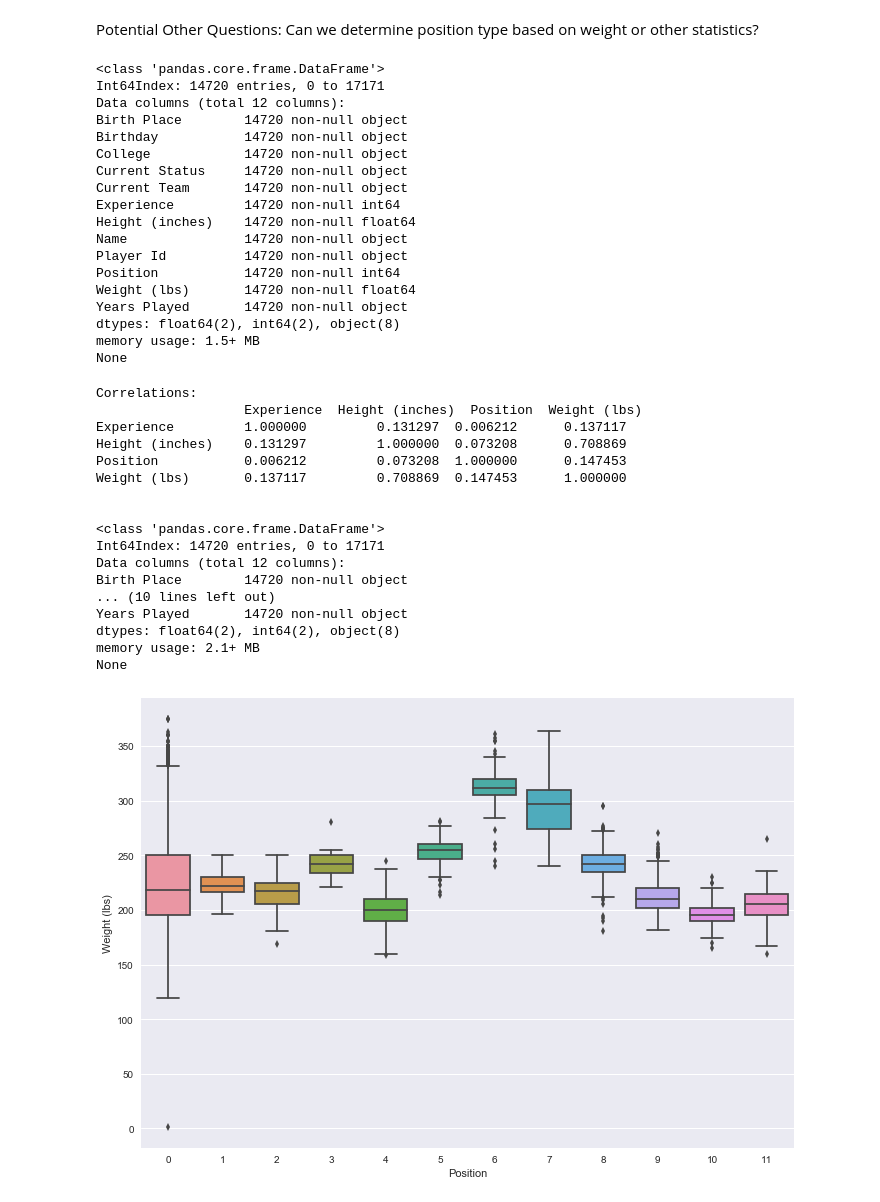
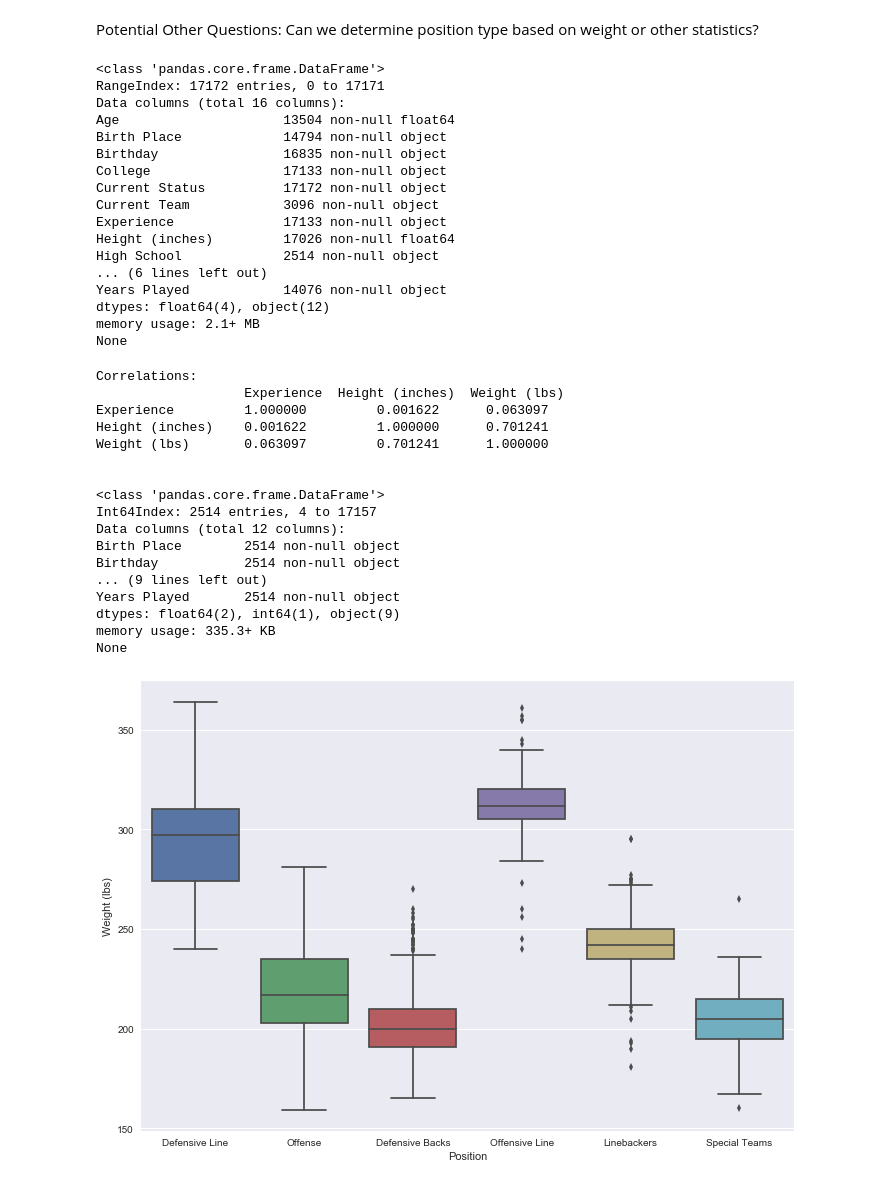
Before and after one commit to spennin5/NFLTalent, a Jupyter notebook: Data Science Term Project.ipynb, the cells around one changed output. Saved outputs shown, nothing was run; the diff lists cells and outputs as text; code cells hidden in the pictures.

Commit message:
Added more plots, added position groups in addition to numerical values for individual positions

```diff
--- a/Data Science Term Project.ipynb
+++ b/Data Science Term Project.ipynb
@@ -19,11 +19,14 @@ import seaborn as sns
     #These positions will have to be updated based on crossreferencing with the other .csv statistics files
 Basic_Stats = pd.read_csv("./Basic_Stats.csv");
 Basic_Stats = pd.DataFrame(data = Basic_Stats)
+
+print Basic_Stats.info(), "\n\n"
 Basic_Stats['Current Team'].replace(np.nan,'Retired', inplace=True);
 Basic_Stats['Years Played'].replace(np.nan,'Active', inplace=True);
-Basic_Stats['Position'].replace(np.nan,0, inplace=True);
+#Basic_Stats['Position'].replace(np.nan,0, inplace=True);
 
 #Assign positions to numerical values
+'''
 Basic_Stats['Position'].replace(['QB'],1, inplace=True);
 Basic_Stats['Position'].replace(['RB'],2, inplace=True);
 Basic_Stats['Position'].replace(['FB'],3, inplace=True);
@@ -35,6 +38,16 @@ Basic_Stats['Position'].replace(['OLB', 'ILB','LB','MLB'],8, inplace=True);
 Basic_Stats['Position'].replace(['SS','FS','SAF','LS'],9, inplace=True);
 Basic_Stats['Position'].replace(['CB','DB'],10, inplace=True);
 Basic_Stats['Position'].replace(['K','P'],11, inplace=True);
+'''
+
+#Assign positions to positional groups
+
+Basic_Stats['Position'].replace(['QB','RB','FB','WR','TE'],'Offense', inplace=True);
+Basic_Stats['Position'].replace(['OL','OG','G','C','T','OT'],'Offensive Line', inplace=True);
+Basic_Stats['Position'].replace(['DE','DT','NT','DL'],'Defensive Line', inplace=True);
+Basic_Stats['Position'].replace(['OLB', 'ILB','LB','MLB'],'Linebackers', inplace=True);
+Basic_Stats['Position'].replace(['SS','FS','SAF','LS','CB','DB'],'Defensive Backs', inplace=True);
+Basic_Stats['Position'].replace(['K','P'],'Special Teams', inplace=True);
 
 
 #Delete sparse data
@@ -47,53 +60,57 @@ Basic_Stats = Basic_Stats.dropna(axis = 0, how="any")
 #Turn experience column into int64 data type by removing "Seasons"
 Basic_Stats['Experience'] = pd.Series(Basic_Stats['Experience']).str.replace(' Seasons', '')
 Basic_Stats['Experience'] = pd.to_numeric(Basic_Stats['Experience'])
-print Basic_Stats.info(), "\n\n"
 # %% [output]
 <class 'pandas.core.frame.DataFrame'>
-Int64Index: 14720 entries, 0 to 17171
-Data columns (total 12 columns):
-Birth Place        14720 non-null object
-Birthday           14720 non-null object
-College            14720 non-null object
-Current Status     14720 non-null object
-Current Team       14720 non-null object
-Experience         14720 non-null int64
-Height (inches)    14720 non-null float64
-Name               14720 non-null object
-Player Id          14720 non-null object
-Position           14720 non-null int64
-Weight (lbs)       14720 non-null float64
-Years Played       14720 non-null object
-dtypes: float64(2), int64(2), object(8)
-memory usage: 1.5+ MB
+RangeIndex: 17172 entries, 0 to 17171
+Data columns (total 16 columns):
+Age                     13504 non-null float64
+Birth Place             14794 non-null object
+Birthday                16835 non-null object
+College                 17133 non-null object
+Current Status          17172 non-null object
+Current Team            3096 non-null object
+Experience              17133 non-null object
+Height (inches)         17026 non-null float64
+High School             2514 non-null object
+... (6 lines left out)
+Years Played            14076 non-null object
+dtypes: float64(4), object(12)
+memory usage: 2.1+ MB
 None
 # %%
 #################
 ##  TODO: Need to find way to correlate discrete data objects
 #################
 print "Correlations:\n ",Basic_Stats.corr(method='pearson'), "\n\n"
 
 #Box plot of Weight ranges for each position
 sns.set(rc={'figure.figsize':(11.7,8.27)})
+plt.figure()
 sns.boxplot(x="Position", y="Weight (lbs)", data=Basic_Stats);
-
+plt.figure()
+sns.boxplot(x="Position", y="Height (inches)", data=Basic_Stats);
+plt.figure()
+sns.regplot(x="Weight (lbs)", y="Height (inches)", data=Basic_Stats, y_jitter=.5, scatter_kws={'alpha':0.1});
+plt.figure()
+sns.stripplot(x="Weight (lbs)", y="Height (inches)", data=Basic_Stats, hue = 'Position', alpha=0.1);
 print Basic_Stats.info(), "\n\n"
 # %% [output]
 Correlations:
-                   Experience  Height (inches)  Position  Weight (lbs)
-Experience         1.000000         0.131297  0.006212      0.137117
-Height (inches)    0.131297         1.000000  0.073208      0.708869
-Position           0.006212         0.073208  1.000000      0.147453
-Weight (lbs)       0.137117         0.708869  0.147453      1.000000
+                   Experience  Height (inches)  Weight (lbs)
+Experience         1.000000         0.001622      0.063097
+Height (inches)    0.001622         1.000000      0.701241
+Weight (lbs)       0.063097         0.701241      1.000000
 
 
 <class 'pandas.core.frame.DataFrame'>
-Int64Index: 14720 entries, 0 to 17171
+Int64Index: 2514 entries, 4 to 17157
 Data columns (total 12 columns):
-Birth Place        14720 non-null object
-... (10 lines left out)
-Years Played       14720 non-null object
-dtypes: float64(2), int64(2), object(8)
-memory usage: 2.1+ MB
+Birth Place        2514 non-null object
+Birthday           2514 non-null object
+... (9 lines left out)
+Years Played       2514 non-null object
+dtypes: float64(2), int64(1), object(9)
+memory usage: 335.3+ KB
 None
-[figure, old version]
+[figure, new version]
```
Also changed, not shown: parts of 1 cell of this notebook.
